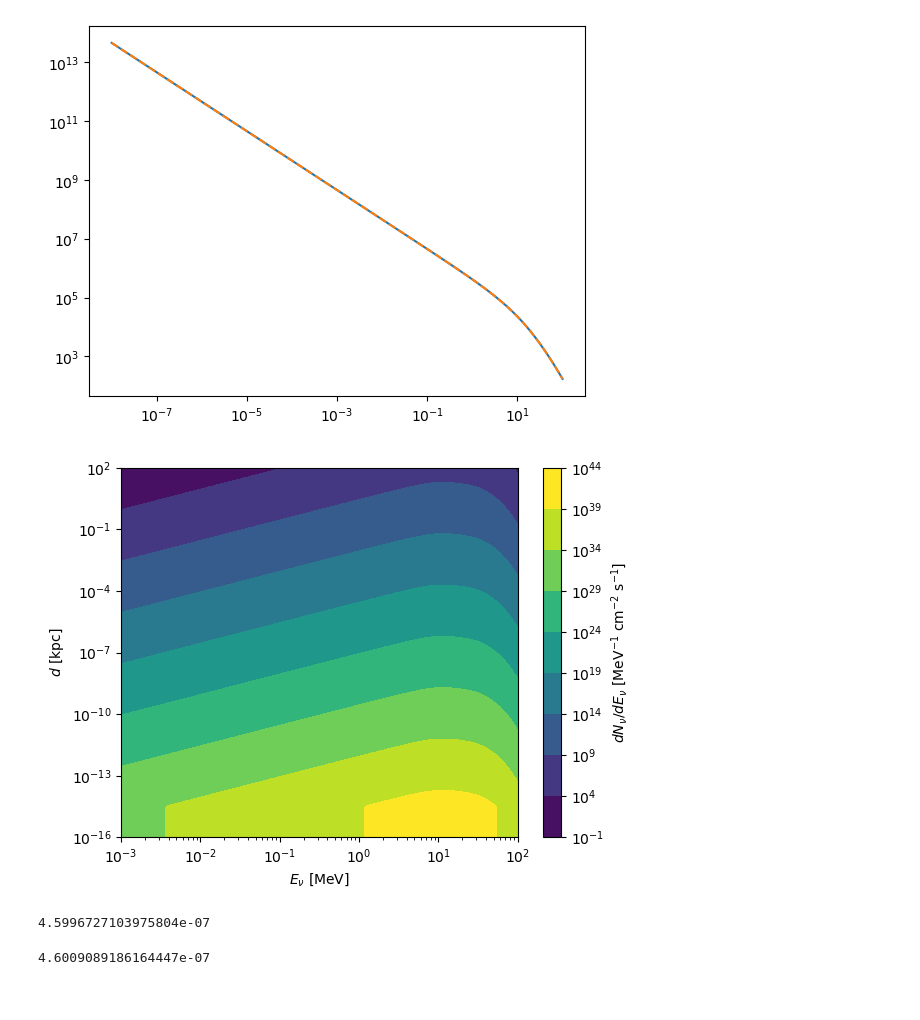
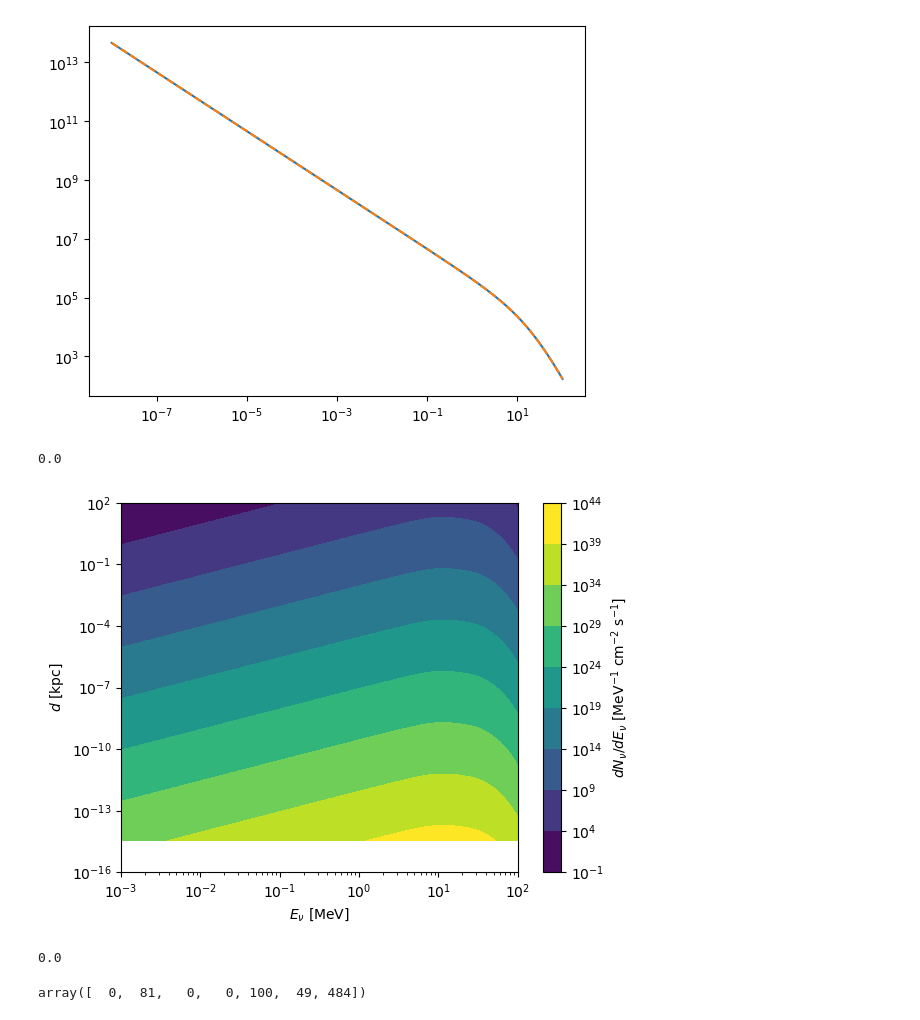
Before and after one commit to yenhsunlin/snorer, a Jupyter notebook: src/snorer/debug.ipynb, the cells around one changed output. Cells and saved outputs as stored; diff of their text form; code cells hidden in the pictures.

```diff
--- a/src/snorer/debug.ipynb
+++ b/src/snorer/debug.ipynb
@@ -45,37 +45,44 @@ plt.yscale('log')
 [figure]
 # %%
 import matplotlib.colors as mcolors
+# %%
+DNvDEv.min()
+# %% [output]
+0.0
 # %%
 Ev_vals = np.logspace(-3,2,100) # Ev values
 d_vals = np.logspace(-16,2,200) # d values
 
 # Setup meshgrid for (mx,Tx) plane
 Ev,D = np.meshgrid(Ev_vals,d_vals,indexing='ij')
 # Evaluating tvan and convert it to years
 DNvDEv = sn_nu_spectrum(Ev,D)
 
 # Plot
 fig, ax = plt.subplots()
 # log-scaler color
-norm = mcolors.LogNorm(vmin=DNvDEv.min(), vmax=DNvDEv.max())
+norm = mcolors.LogNorm(vmin=DNvDEv.min()+1, vmax=DNvDEv.max())
 # Contour plot
 contour = ax.contourf(Ev, D, DNvDEv, levels=20, cmap="viridis", norm=norm)
 ax.set_xscale('log')
 ax.set_yscale('log')
 ax.set_xlabel(r'$E_\nu$ [MeV]')
 ax.set_ylabel(r'$d$ [kpc]')
 # Color bar
 cbar = fig.colorbar(contour, ax=ax)
 cbar.set_label(r"$dN_\nu/dE_\nu$ [MeV$^{-1}$ cm$^{-2}$ s$^{-1}$]")
 plt.savefig('dNvdEv.svg',bbox_inches='tight')
 # %% [output]
-[figure, old version]
+[figure, new version]
+# %%
+sn_nu_spectrum(5,1e-16)
+# %% [output]
+0.0
 # %%
-mx,Rstar,beta = 1e-2,8.5,0.3
-event(mx,Rstar,beta,is_spike=True,neval=30000)
+f = lambda x:x**2
-# %% [output]
-4.5996727103975804e-07
 # %%
-event(mx,Rstar,beta,is_spike=True,neval=30000)
+a = np.array([5,9,3,2,10,7,22])
-# %% [output]
-4.6009089186164447e-07
+# %%
+np.where(a > 5, f(a), 0)
+# %% [output]
+array([  0,  81,   0,   0, 100,  49, 484])
```
Also changed, not shown: parts of 11 cells of this notebook, 22 other files.
